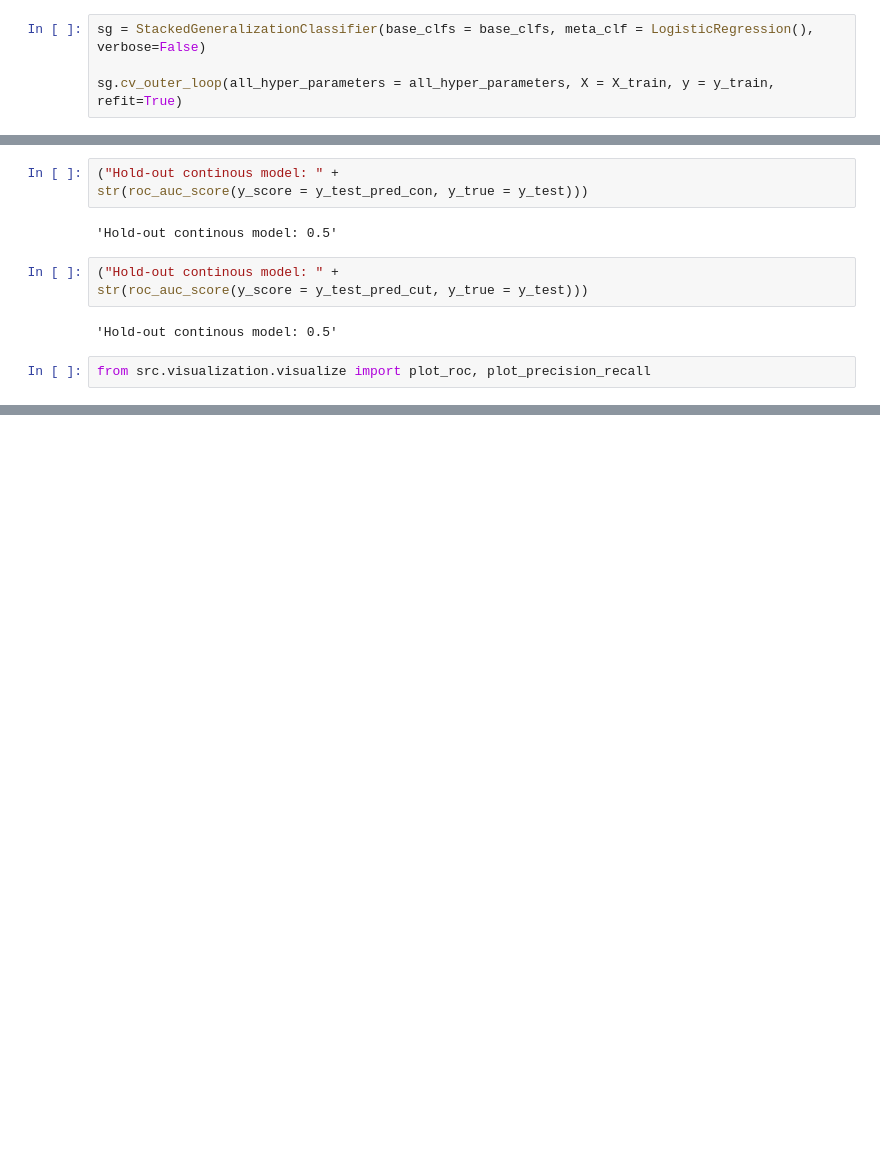
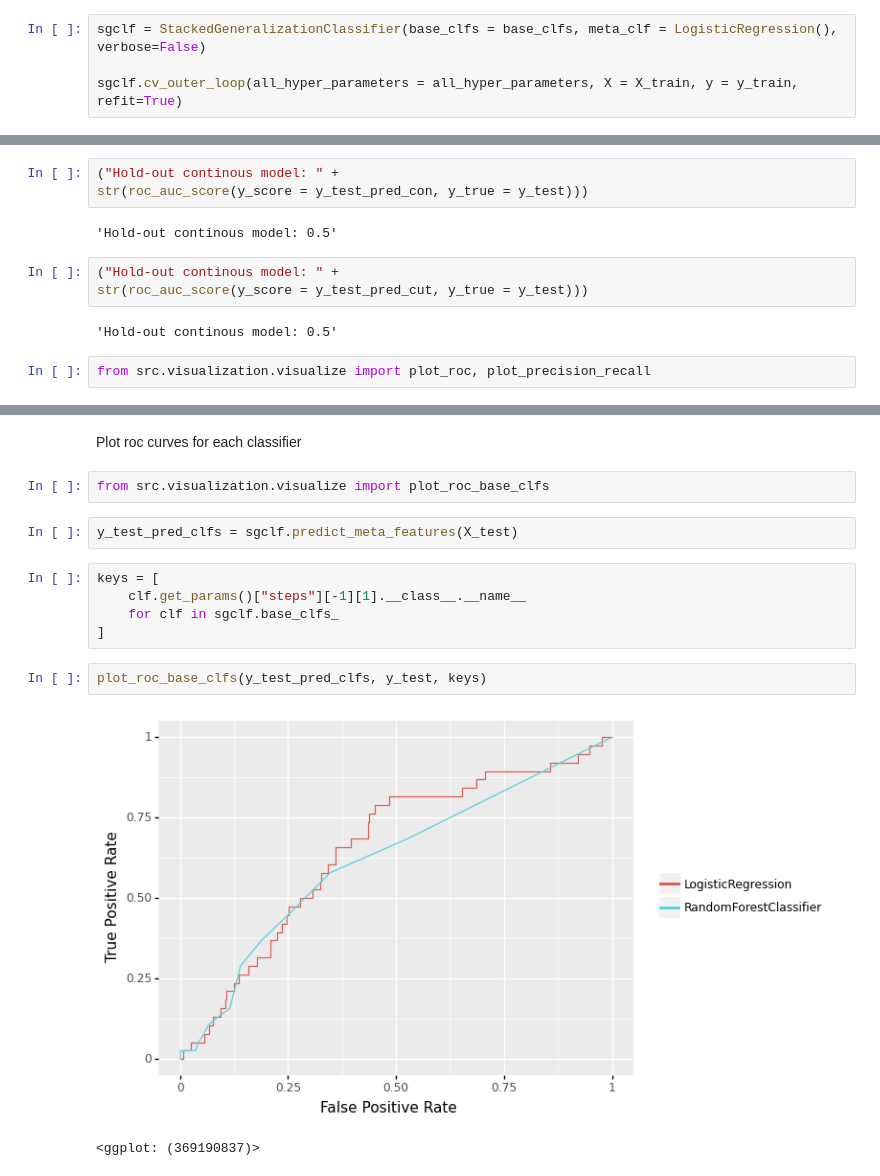
Before and after one commit to itslwg/pemett, a Jupyter notebook: notebooks/3.0-composite-model-training.ipynb, the cells around one changed output, grey strips where cells are left out. Saved outputs shown, nothing was run; the diff lists cells and outputs as text; blank space fills up the shorter version.

```diff
--- a/notebooks/3.0-composite-model-training.ipynb
+++ b/notebooks/3.0-composite-model-training.ipynb
@@ -82,9 +82,9 @@ all_hyper_parameters = generate_all_combinations(hyper_parameters)
 # %%
 from src.models.classifiers import StackedGeneralizationClassifier
 # %%
-sg = StackedGeneralizationClassifier(base_clfs = base_clfs, meta_clf = LogisticRegression(), verbose=False)
+sgclf = StackedGeneralizationClassifier(base_clfs = base_clfs, meta_clf = LogisticRegression(), verbose=False)
 
-sg.cv_outer_loop(all_hyper_parameters = all_hyper_parameters, X = X_train, y = y_train, refit=True)
+sgclf.cv_outer_loop(all_hyper_parameters = all_hyper_parameters, X = X_train, y = y_train, refit=True)
 # %% [output]
 Outer loop, each fold:
         Number of 0's: ~3054 (98.17%)
@@ -126,0 +127,16 @@ plot_precision_recall(y_test, y_test_pred_con)
+# %% [markdown]
+Plot roc curves for each classifier
+# %%
+from src.visualization.visualize import plot_roc_base_clfs
+# %%
+y_test_pred_clfs = sgclf.predict_meta_features(X_test)
+# %%
+keys = [
+    clf.get_params()["steps"][-1][1].__class__.__name__
+    for clf in sgclf.base_clfs_
+]
+# %%
+plot_roc_base_clfs(y_test_pred_clfs, y_test, keys)
+# %% [output]
+[figure, added]
+<ggplot: (369190837)>
```
Also changed, not shown: parts of 4 cells of this notebook, 2 other files.
